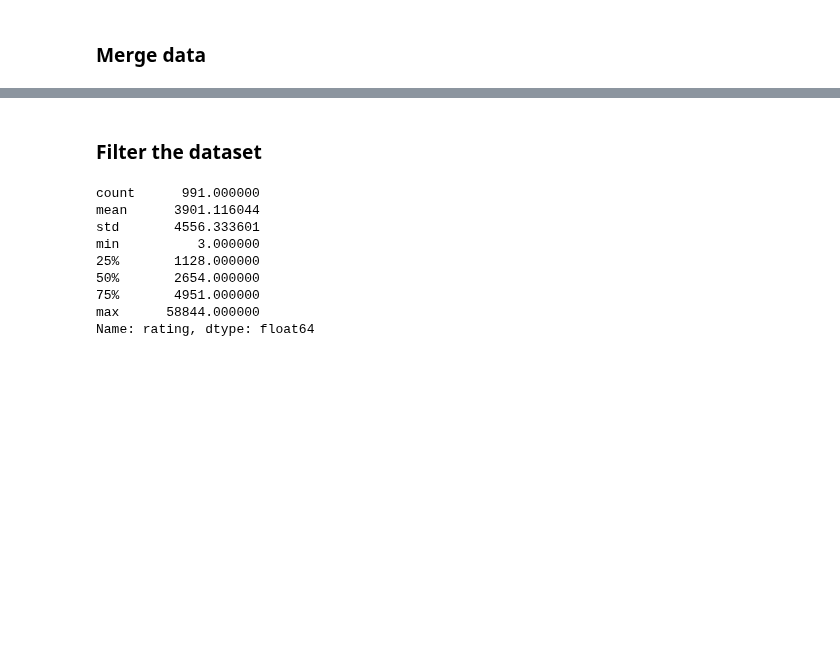
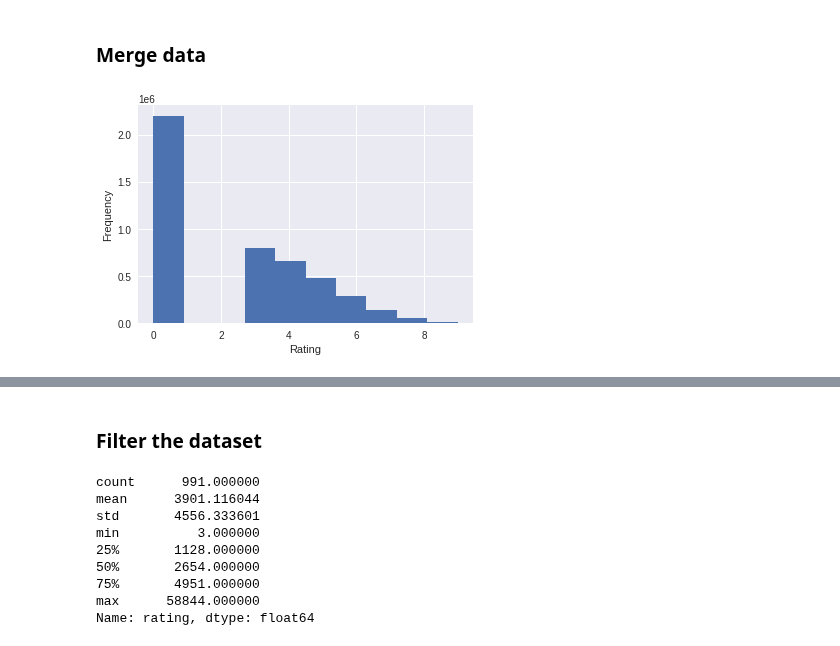
Before and after one commit to MNabegh/mlbd-project, a Jupyter notebook: recommender_system.ipynb, the cells around one changed output, grey strips where cells are left out. Saved outputs shown, nothing was run; the diff lists cells and outputs as text; code cells hidden in the pictures; blank space fills up the shorter version.

```diff
--- a/recommender_system.ipynb
+++ b/recommender_system.ipynb
@@ -193,6 +210,13 @@ feature_df_with_emb['item'] = feature_df_with_emb.apply(lambda row: row[0]+'-'+r
 ### Merge data
 # %%
 matrix_init = matrix_init.rename({'timestamp':'rating', 'song':'track'}, axis=1)
+# %%
+matrix_init['rating'].plot.hist()
+plt.xlabel('Rating')
+plt.savefig('drive/MyDrive/data/ratings_fig.eps', format='eps')
+plt.show()
+# %% [output]
+[figure, added]
 # %%
 matrix_extended = matrix_init.merge(feature_df_with_emb, on=['artist', 'track'])
 # %%
```
Also changed, not shown: parts of 17 cells of this notebook.
